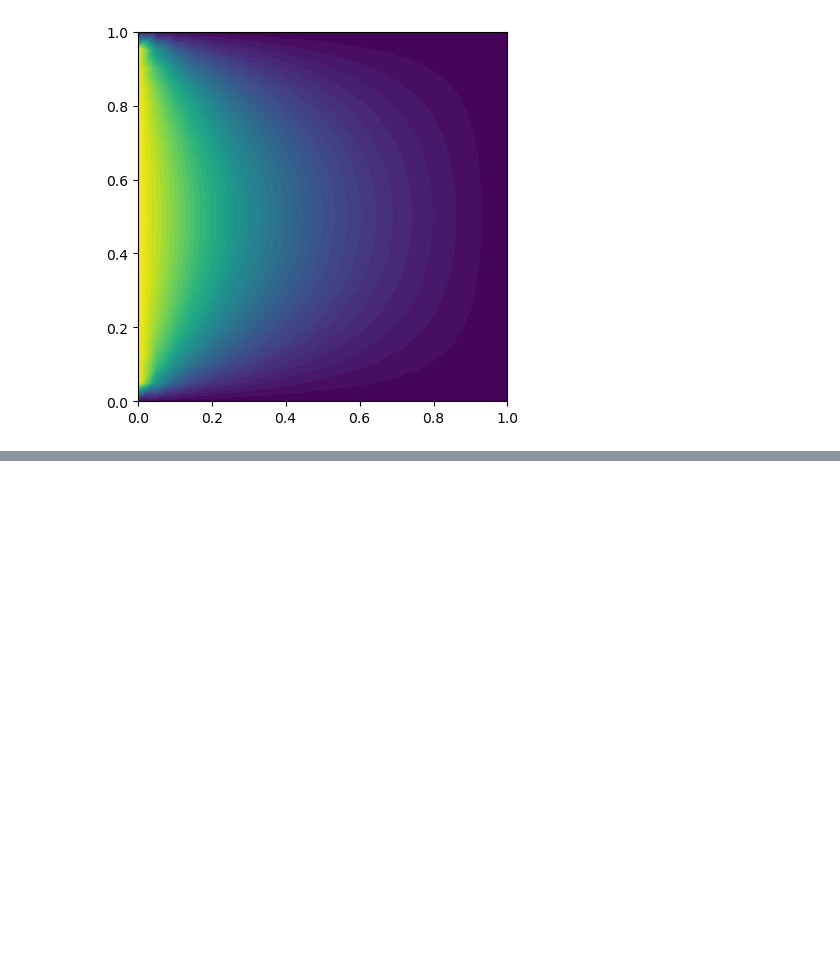
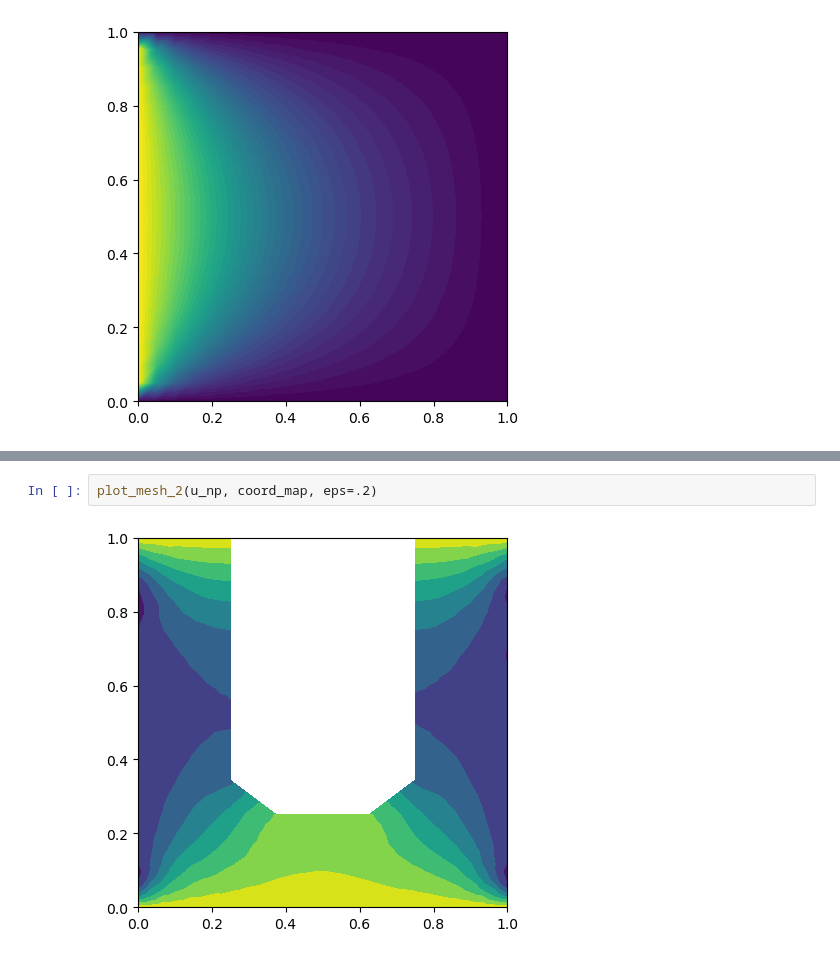
Before and after one commit to stephen-huan/10708-project, a Jupyter notebook: anthony.ipynb, the cells around one changed output, grey strips where cells are left out. Saved outputs shown, nothing was run; the diff lists cells and outputs as text; blank space fills up the shorter version.

```diff
--- a/anthony.ipynb
+++ b/anthony.ipynb
@@ -343,0 +383,4 @@ Number of DoFs: 441, mesh vertices: 441, size of unodalVals: (441,)
+# %%
+plot_mesh_2(u_np, coord_map, eps=.2)
+# %% [output]
+[figure, added]
```
Also changed, not shown: parts of 2 cells of this notebook.
